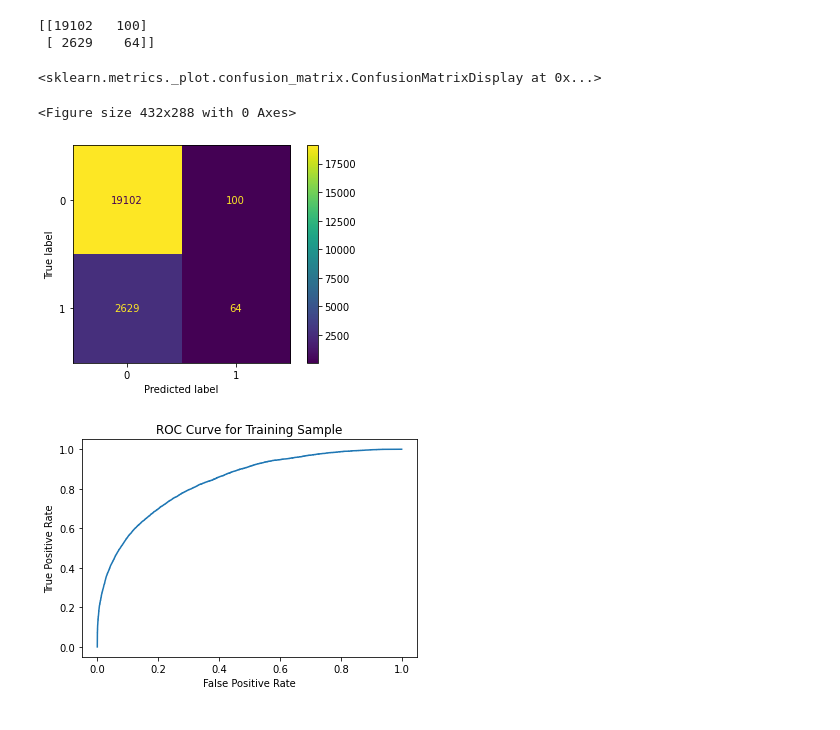
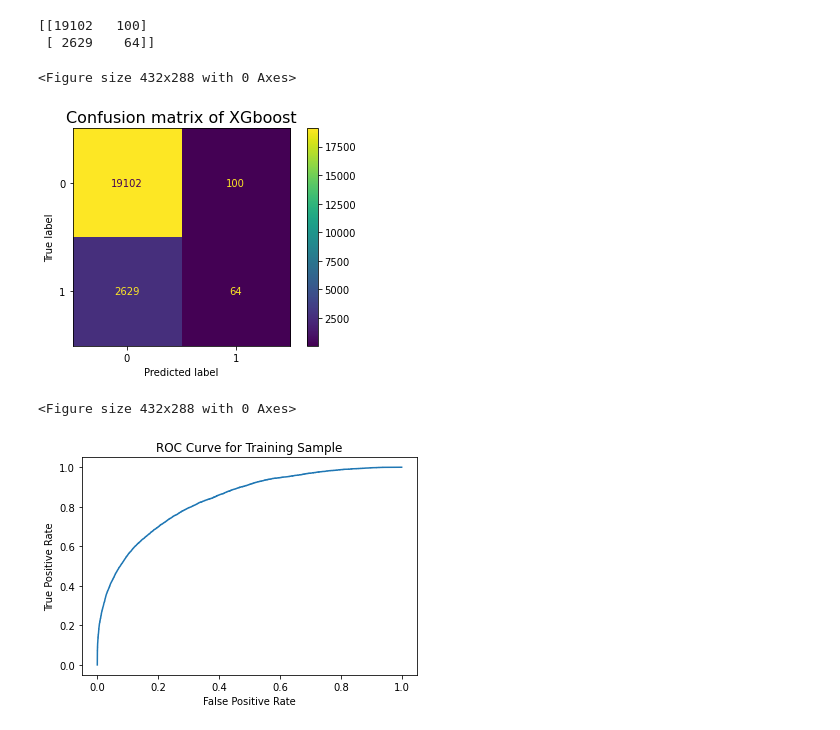
Before and after one commit to Koliber216/DontGetKicked-ML-Classification, a Jupyter notebook: model_notebooks/XGboost.ipynb, the cells around one changed output. Saved outputs shown, nothing was run; the diff lists cells and outputs as text; code cells hidden in the pictures.

```diff
--- a/model_notebooks/XGboost.ipynb
+++ b/model_notebooks/XGboost.ipynb
@@ -504,16 +504,25 @@ print(confusion_matrix(y_val, y_pred)) # niby najlepszy a slabo wyszlo
 # %% [output]
 [[19102   100]
  [ 2629    64]]
+# %%
+fig = plt.figure()
+cm = confusion_matrix(y_val, y_pred, labels=xgb_classifier.classes_)
+disp = ConfusionMatrixDisplay(confusion_matrix=cm,
+                               display_labels=xgb_classifier.classes_)
+disp.plot()
+plt.title('Confusion matrix of XGboost', fontsize = 16)
+plt.show()
+# %% [output]
+<Figure size 432x288 with 0 Axes>
+[figure, added]
 # %%
 fig = plt.figure()
 cm = confusion_matrix(y_val, y_pred, labels=xgb_classifier.classes_)
 ConfusionMatrixDisplay(confusion_matrix=cm,
                                display_labels=xgb_classifier.classes_)
-disp.plot()
+plt.show()
 # %% [output]
-<sklearn.metrics._plot.confusion_matrix.ConfusionMatrixDisplay at 0x...>
+<Figure size 432x288 with 0 Axes>
-<Figure size 432x288 with 0 Axes>
-[figure, removed]
 # %%
 from sklearn import metrics
 # %%
```
Also changed, not shown: parts of 6 cells of this notebook, 2 other files.
